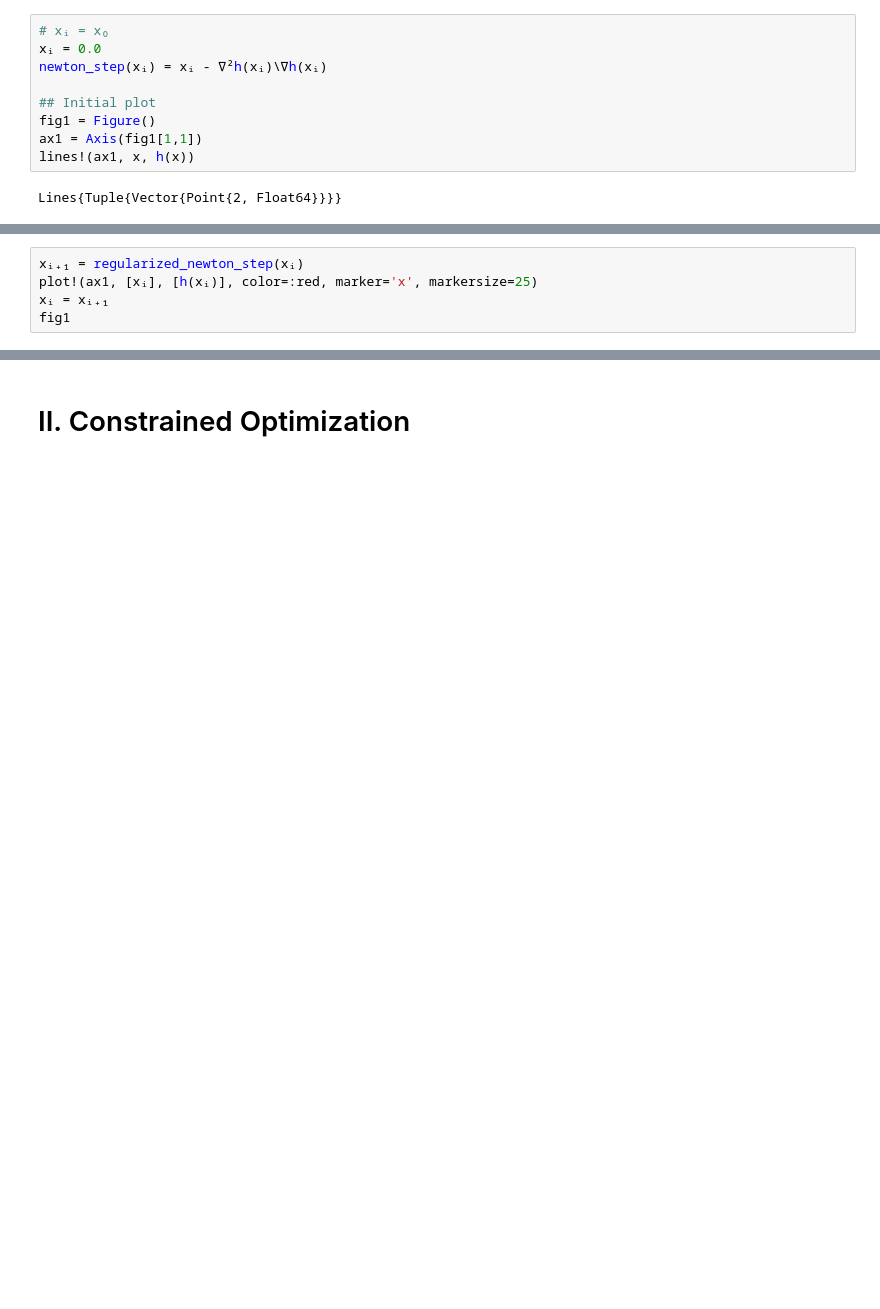
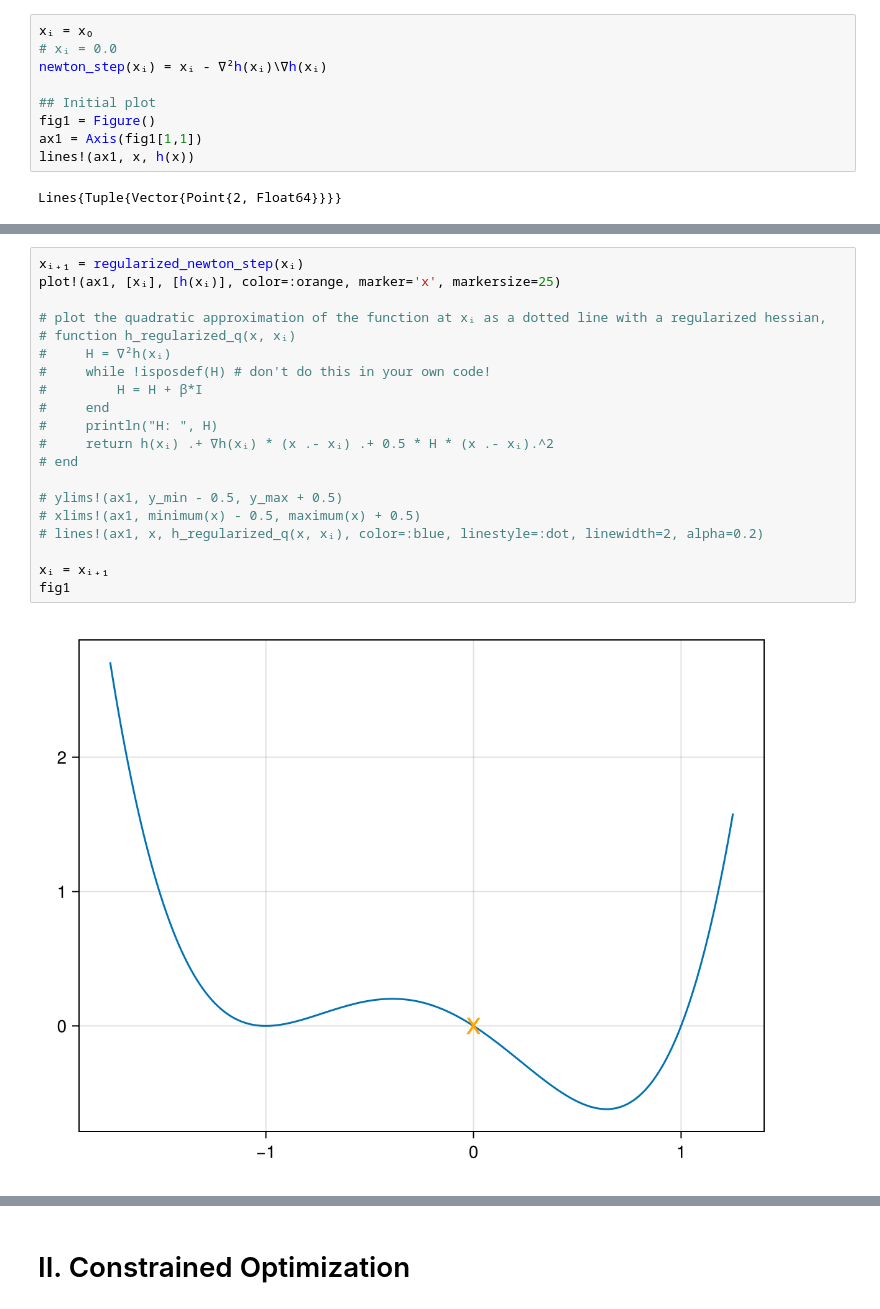
Before and after one commit to xoth42/QNumerics2025_Control, a Jupyter notebook: lecture-1/opt.ipynb, the cells around one changed output, grey strips where cells are left out. Saved outputs shown, nothing was run; the diff lists cells and outputs as text; blank space fills up the shorter version.

```diff
--- a/lecture-1/opt.ipynb
+++ b/lecture-1/opt.ipynb
@@ -133,8 +95,8 @@ end
 # %% [output]
 ∇²h (generic function with 1 method)
 # %%
-# xᵢ = x₀
-xᵢ = 0.0
+xᵢ = x₀
+# xᵢ = 0.0
 newton_step(xᵢ) = xᵢ - ∇²h(xᵢ)\∇h(xᵢ)
 
 ## Initial plot
@@ -173,5 +161,22 @@ lines!(ax1, x, h(x))
 # %%
 xᵢ₊₁ = regularized_newton_step(xᵢ)
-plot!(ax1, [xᵢ], [h(xᵢ)], color=:red, marker='x', markersize=25)
+plot!(ax1, [xᵢ], [h(xᵢ)], color=:orange, marker='x', markersize=25)
+
+# plot the quadratic approximation of the function at xᵢ as a dotted line with a regularized hessian,
+# function h_regularized_q(x, xᵢ)
+#     H = ∇²h(xᵢ)
+#     while !isposdef(H) # don't do this in your own code!
+#         H = H + β*I
+#     end
+#     println("H: ", H)
+#     return h(xᵢ) .+ ∇h(xᵢ) * (x .- xᵢ) .+ 0.5 * H * (x .- xᵢ).^2
+# end
+
+# ylims!(ax1, y_min - 0.5, y_max + 0.5)
+# xlims!(ax1, minimum(x) - 0.5, maximum(x) + 0.5)
+# lines!(ax1, x, h_regularized_q(x, xᵢ), color=:blue, linestyle=:dot, linewidth=2, alpha=0.2)
+
 xᵢ = xᵢ₊₁
 fig1
+# %% [output]
+[figure, added]
```
Also changed, not shown: parts of 21 cells of this notebook, 1 other file.
